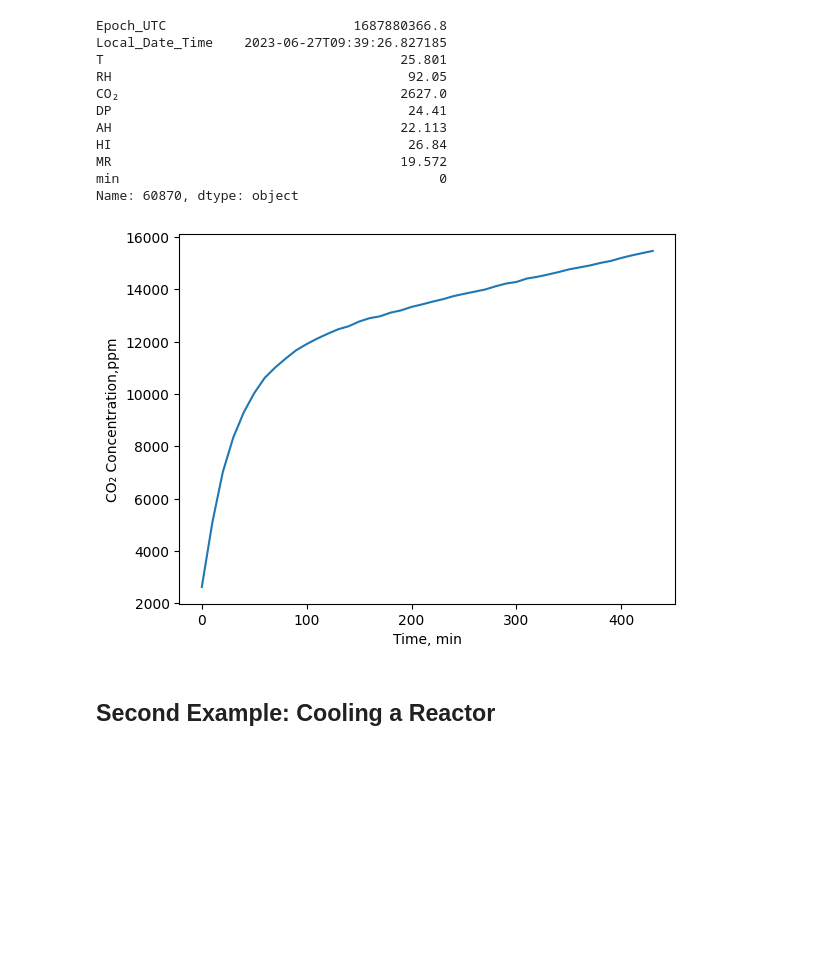
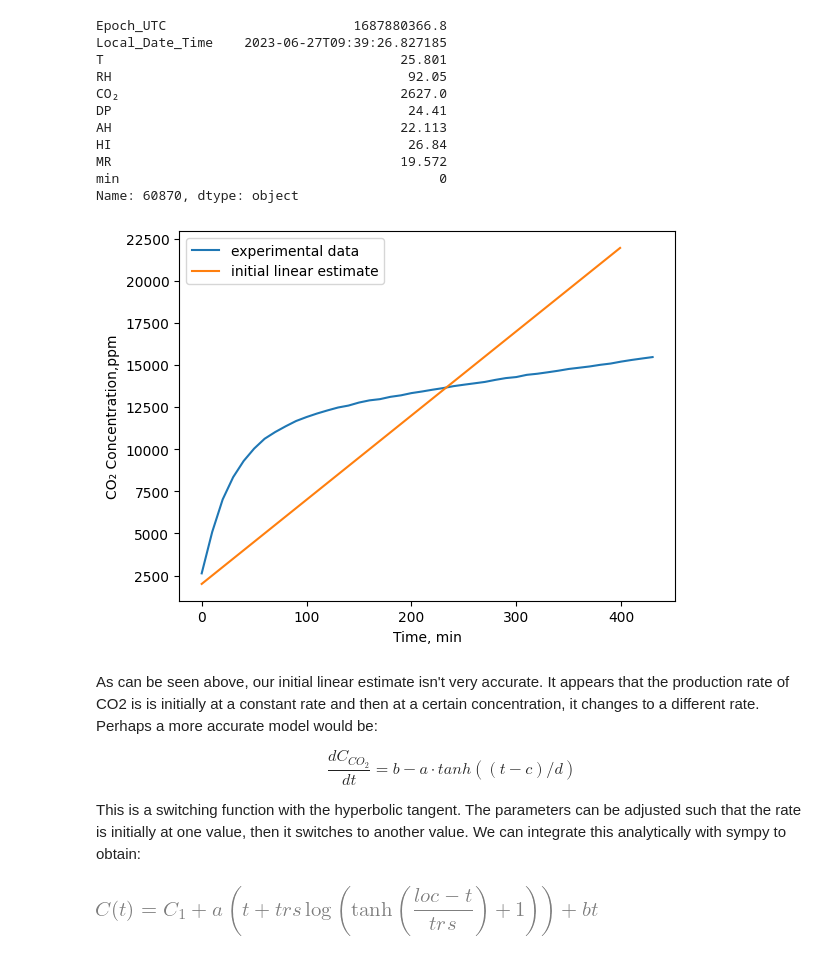
Before and after one commit to clint-bg/comptools, a Jupyter notebook: _build/jupyter_execute/lectures/07-DerivativesAgain.ipynb, the cells around one changed output. Cells and saved outputs as stored; diff of their text form; code cells hidden in the pictures; blank space fills up the shorter version.

```diff
--- a/_build/jupyter_execute/lectures/07-DerivativesAgain.ipynb
+++ b/_build/jupyter_execute/lectures/07-DerivativesAgain.ipynb
@@ -10 +140,5 @@ You should further understand at the end of this discussion that if you have an
+# %%
+import numpy as np
+time_min = np.arange(0, 400, 1)
+lin_co2 = 50*time_min + 2000 #initial estimate with k and CO2 at 2000 ppm
 # %% [markdown]
@@ -46,11 +180,17 @@ Name: 60870, dtype: object
 # %%
 #plot the last custom amount of rows in the dataframe for the CO2 column
 import matplotlib.pyplot as plt
-#df['CO₂'].iloc[-594:-550].plot()
-plt.plot(df['min'].iloc[-594:-550],df['CO₂'].iloc[-594:-550])
+plt.plot(df['min'].iloc[-594:-550],df['CO₂'].iloc[-594:-550], label='experimental data')
+plt.plot(time_min,lin_co2, label='initial linear estimate')
 plt.xlabel('Time, min'), plt.ylabel('CO₂ Concentration,ppm')
-plt.show()
+plt.legend(); plt.show()
 # %% [output]
-[figure, old version]
+[figure, new version]
-# %% [markdown]
-## Second Example: Cooling a Reactor
+# %% [markdown]
+As can be seen above, our initial linear estimate isn't very accurate. It appears that the production rate of CO2 is is initially at a constant rate and then at a certain concentration, it changes to a different rate. Perhaps a more accurate model would be:
+
+$$
+\frac{dC_{CO_2}}{dt} = b - a\cdot tanh((t-c)/d)
+$$
+
+This is a switching function with the hyperbolic tangent. The parameters can be adjusted such that the rate is initially at one value, then it switches to another value. We can integrate this analytically with sympy to obtain:
@@ -56,0 +201,7 @@ plt.show()
+# %%
+C = sym.Function('C')
+t = sym.symbols('t')
+trs, loc, a, b = sym.symbols('trs, loc, a, b')
+sym.dsolve(sym.Eq(C(t).diff(t), b - a*sym.tanh((t-loc)/trs)), C(t))
+# %% [output]
+[figure, added]
```
Also changed, not shown: parts of 13 cells of this notebook, 34 other files.
